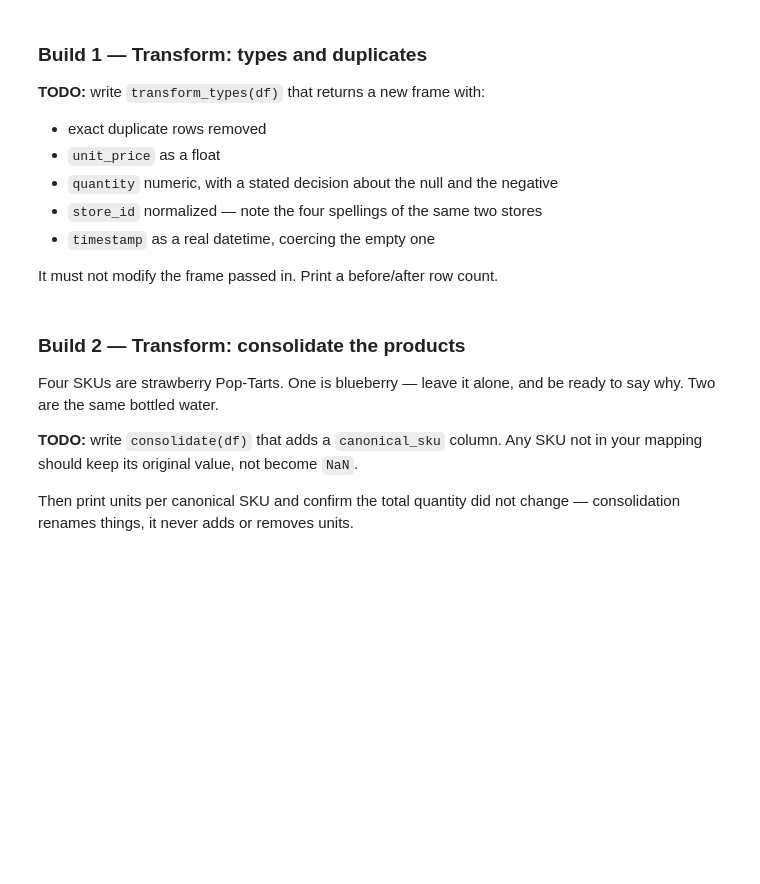
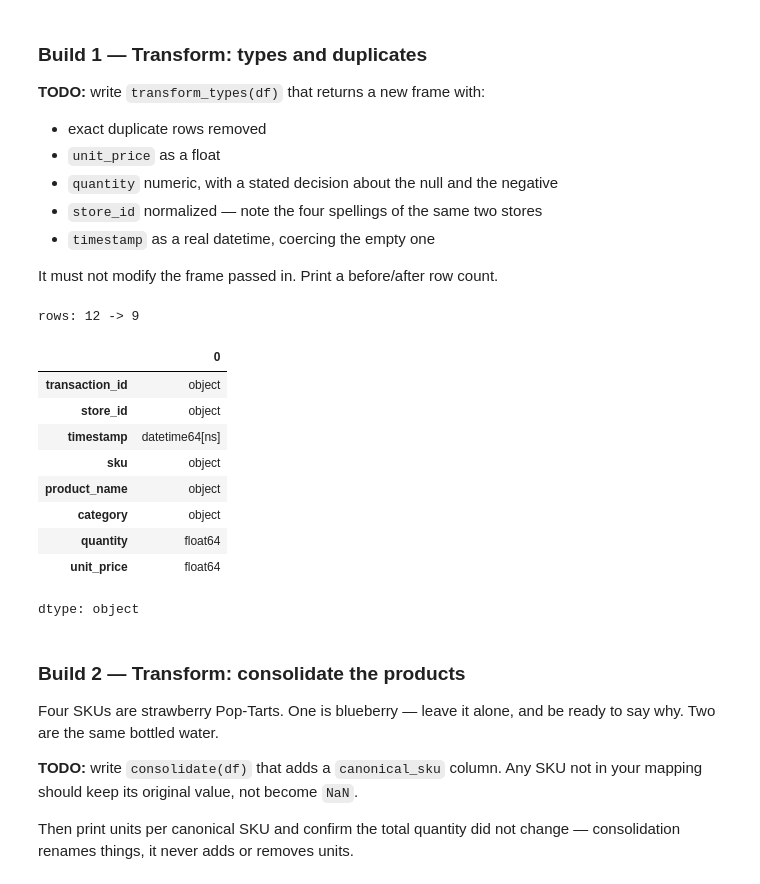
Before and after one commit to ishanallasanagala/ds2002-fa26, a Jupyter notebook: notebooks/05-etl-walmart/2026-10-14 — Mini-ETL on Walmart Sample — Studio.ipynb, the cells around one changed output. Drawn from its saved outputs; the diff is of its cells as text; code cells hidden in the pictures; blank space fills up the shorter version.

```diff
--- a/notebooks/05-etl-walmart/2026-10-14 — Mini-ETL on Walmart Sample — Studio.ipynb
+++ b/notebooks/05-etl-walmart/2026-10-14 — Mini-ETL on Walmart Sample — Studio.ipynb
@@ -73,16 +86,44 @@ It must not modify the frame passed in. Print a before/after row count.
 # %%
 def transform_types(df):
     out = df.copy()
     # TODO: dedupe
+    out = out.drop_duplicates()
+
     # TODO: unit_price -> float
+    out['unit_price'] = out['unit_price'].astype(str).str.replace('$', '', regex=False).astype(float)
+
     # TODO: quantity -> numeric, then your decision on null / negative
+    # Decision: coerce to numeric and drop rows with null or negative/zero quantities
+    # so unfulfilled or return rows do not distort positive unit demand.
+    out['quantity'] = pd.to_numeric(out['quantity'], errors='coerce')
+    out = out[out['quantity'] > 0]
+
     # TODO: store_id -> one consistent format
+    out['store_id'] = (out['store_id'].str.strip()
+                       .str.upper()
+                       .str.replace(' ', '-', regex=False)
+                       .str.replace('_', '-', regex=False))
+
     # TODO: timestamp -> datetime, errors='coerce', format='mixed'
+    out['timestamp'] = pd.to_datetime(out['timestamp'], errors='coerce', format='mixed')
+
     return out
 
 typed = transform_types(raw)
 print('rows:', len(raw), '->', len(typed))
 typed.dtypes
+# %% [output]
+rows: 12 -> 9
+|  | 0 |
+| transaction_id | object |
+| store_id | object |
+| timestamp | datetime64[ns] |
+| sku | object |
+| product_name | object |
+| category | object |
+| quantity | float64 |
+| unit_price | float64 |
+dtype: object
 # %% [markdown]
 ### Build 2 — Transform: consolidate the products
 
```
Also changed, not shown: parts of 9 cells of this notebook.
